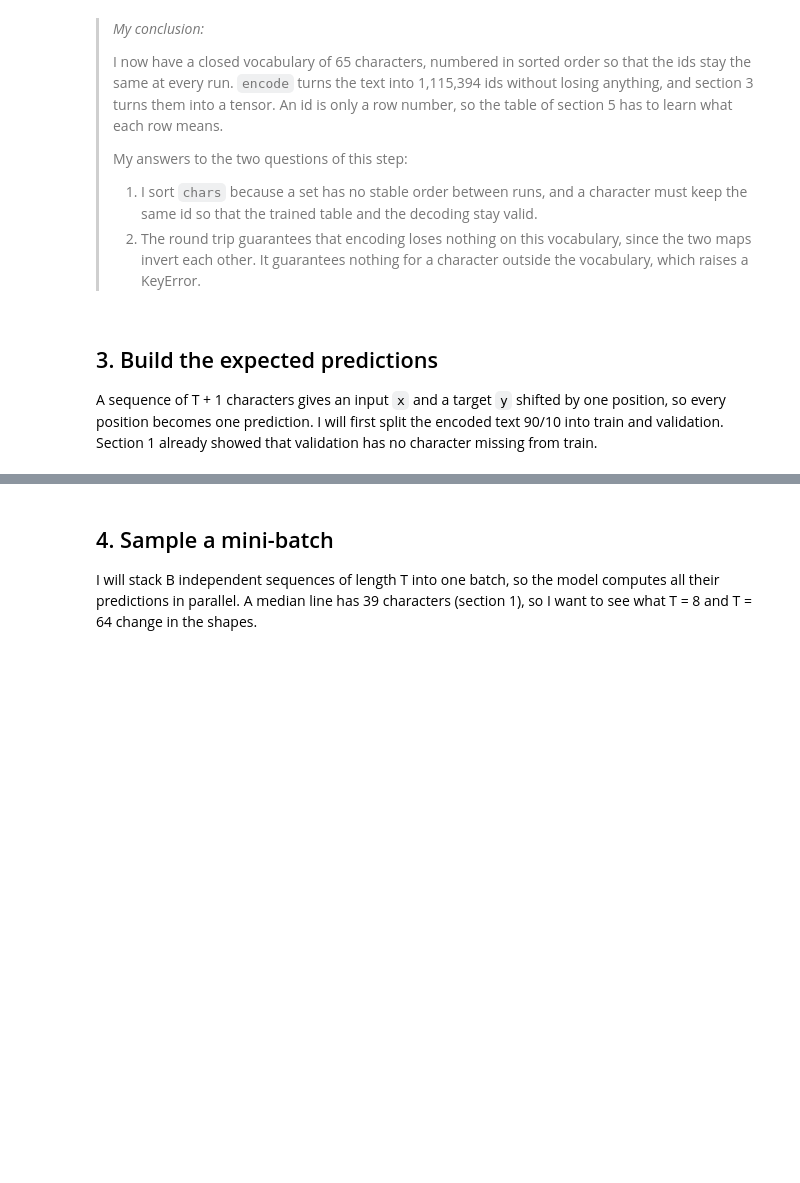
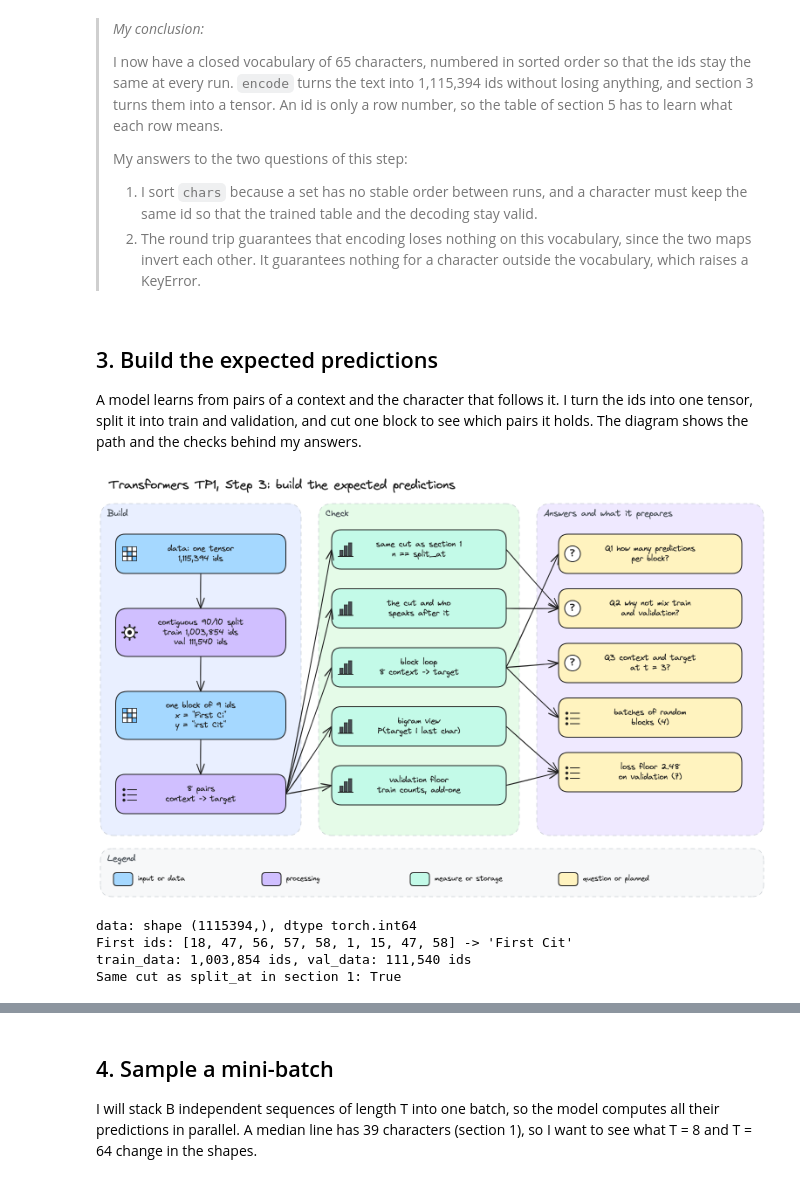
Before and after one commit to mcrayssac/ING3_IAA_GB_NLP, a Jupyter notebook: TP1_transformers.ipynb, the cells around one changed output, grey strips where cells are left out. Saved outputs shown, nothing was run; the diff lists cells and outputs as text; code cells hidden in the pictures; blank space fills up the shorter version.

Commit message:
TP1 transformers step 3

```diff
--- a/TP1_transformers.ipynb
+++ b/TP1_transformers.ipynb
@@ -588,4 +588,26 @@ Characters give a vocabulary of 65 tokens against 14,565 for words, and no valid
 # %% [markdown]
 ## 3. Build the expected predictions
 
-A sequence of T + 1 characters gives an input `x` and a target `y` shifted by one position, so every position becomes one prediction. I will first split the encoded text 90/10 into train and validation. Section 1 already showed that validation has no character missing from train.
+A model learns from pairs of a context and the character that follows it. I turn the ids into one tensor, split it into train and validation, and cut one block to see which pairs it holds. The diagram shows the path and the checks behind my answers.
+# %%
+# Step 3 diagram: tensor, split, one block of predictions, and the checks behind my answers.
+display(Image(filename='diagrams/transformers/tp1_step3.png', width=900))
+# %% [output]
+[figure, added]
+# %%
+# The whole text as one tensor of ids, then a 90/10 split by position.
+data = torch.tensor(encode(text), dtype=torch.long)
+
+n = int(0.9 * len(data))
+train_data = data[:n]
+val_data = data[n:]
+
+print(f'data: shape {tuple(data.shape)}, dtype {data.dtype}')
+print(f'First ids: {data[:9].tolist()} -> {decode(data[:9].tolist())!r}')
+print(f'train_data: {len(train_data):,} ids, val_data: {len(val_data):,} ids')
+print(f'Same cut as split_at in section 1: {n == split_at}')
+# %% [output]
+data: shape (1115394,), dtype torch.int64
+First ids: [18, 47, 56, 57, 58, 1, 15, 47, 58] -> 'First Cit'
+train_data: 1,003,854 ids, val_data: 111,540 ids
+Same cut as split_at in section 1: True
```
Also changed, not shown: parts of 11 cells of this notebook, 4 other files.
